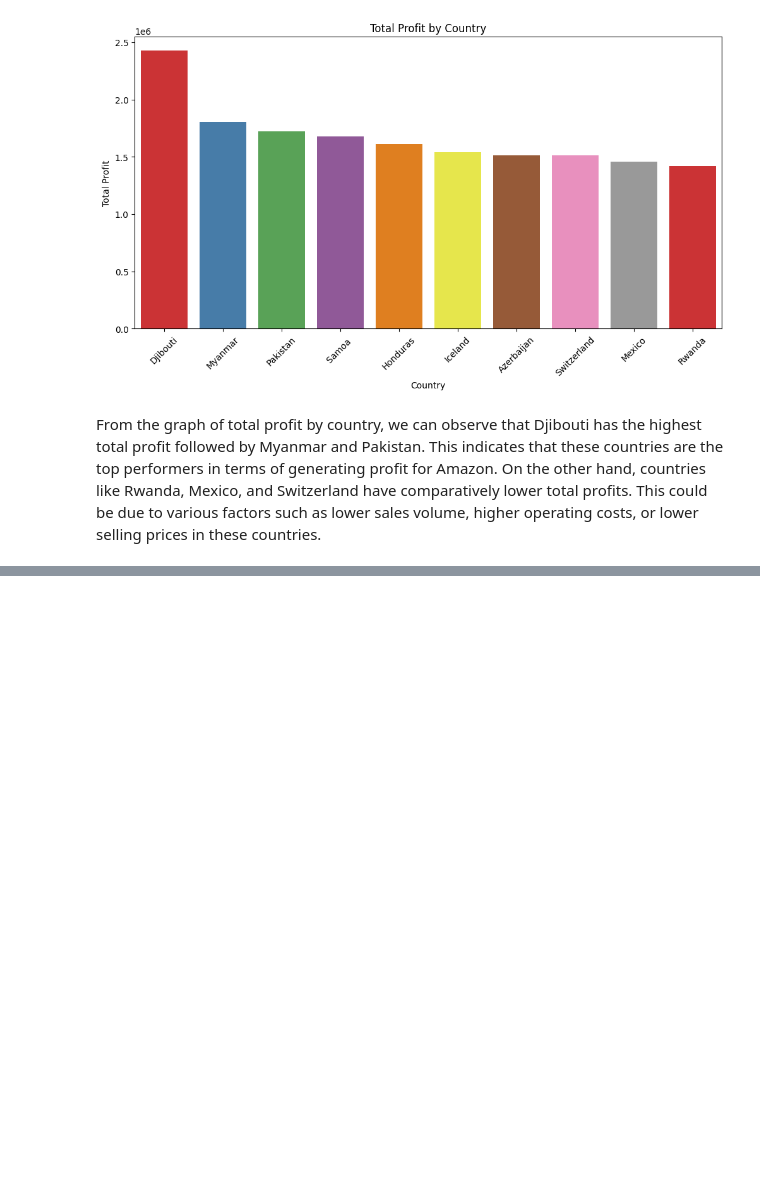
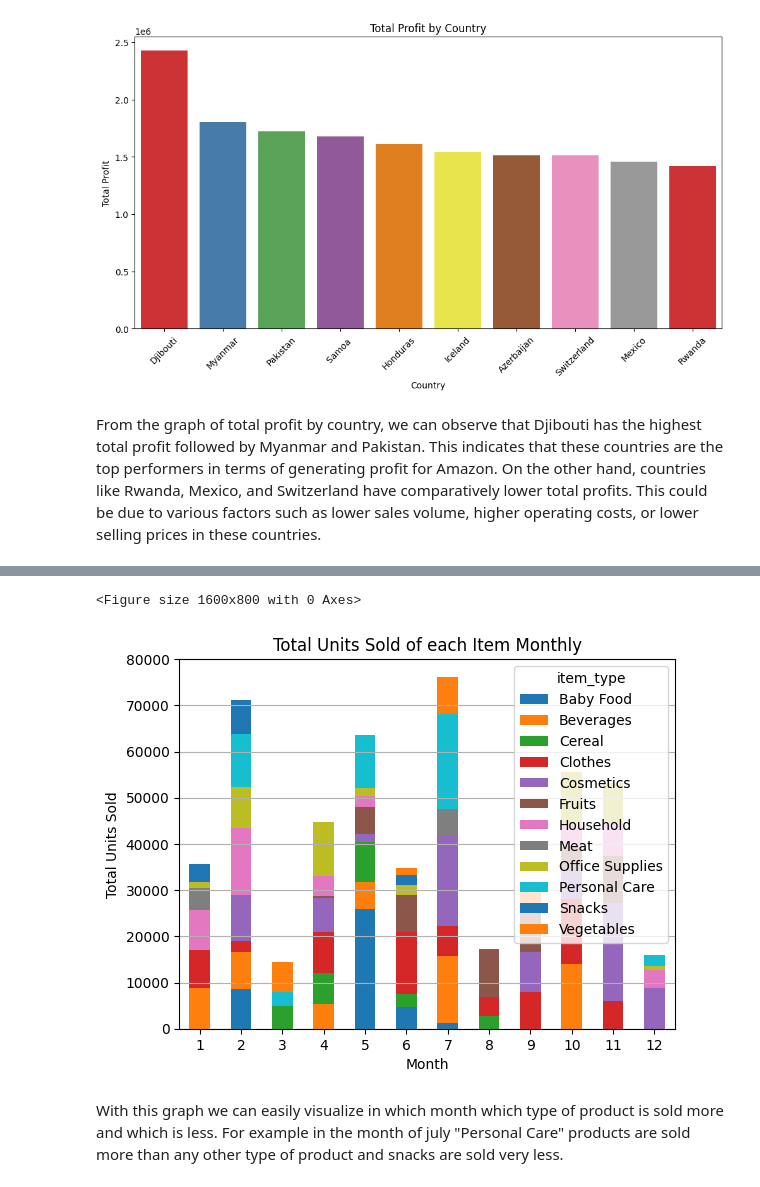
Before and after one commit to sahilkhan-7/amazon-sales-analysis, a Jupyter notebook: main.ipynb, the cells around one changed output, grey strips where cells are left out. Drawn from its saved outputs; the diff is of its cells as text; code cells hidden in the pictures; blank space fills up the shorter version.

```diff
--- a/main.ipynb
+++ b/main.ipynb
@@ -321,0 +358,16 @@ From the graph of total profit by country, we can observe that Djibouti has the
+# %%
+# Total units solf of each product item monthly
+
+total_units_sold_monthly = df.groupby(['month', 'item_type'])['units_sold'].sum().unstack()
+plt.figure(figsize=(16, 8))
+total_units_sold_monthly.plot(kind='bar', stacked=True)
+plt.title('Total Units Sold of each Item Monthly')
+plt.xlabel('Month')
+plt.ylabel('Total Units Sold')
+plt.xticks(rotation=0)
+plt.grid(axis='y')
+# %% [output]
+<Figure size 1600x800 with 0 Axes>
+[figure, added]
+# %% [markdown]
+With this graph we can easily visualize in which month which type of product is sold more and which is less. For example in the month of july "Personal Care" products are sold more than any other type of product and snacks are sold very less.
```
Also changed, not shown: parts of 5 cells of this notebook.
